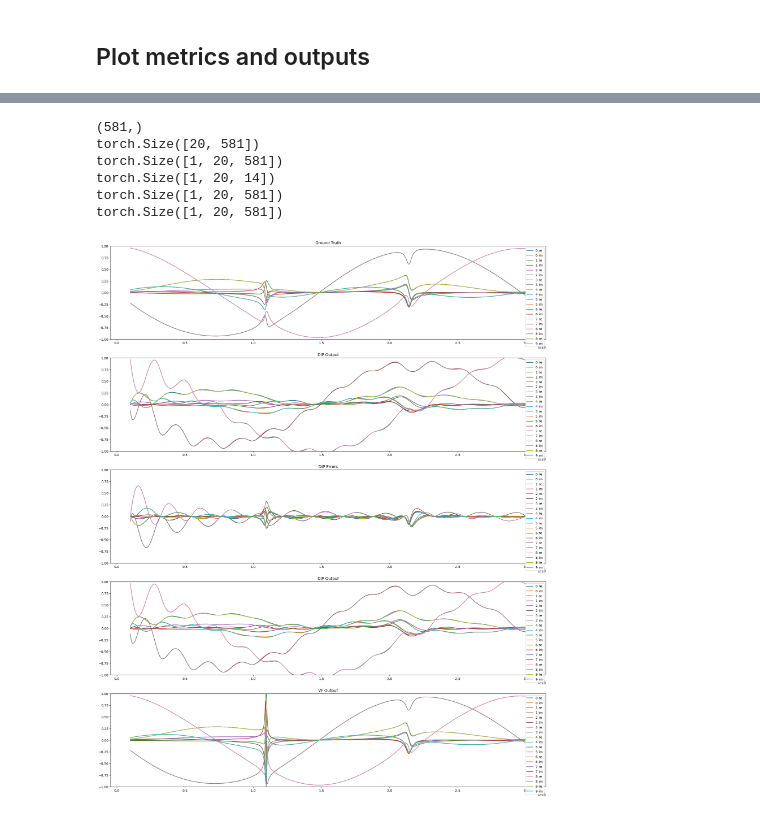
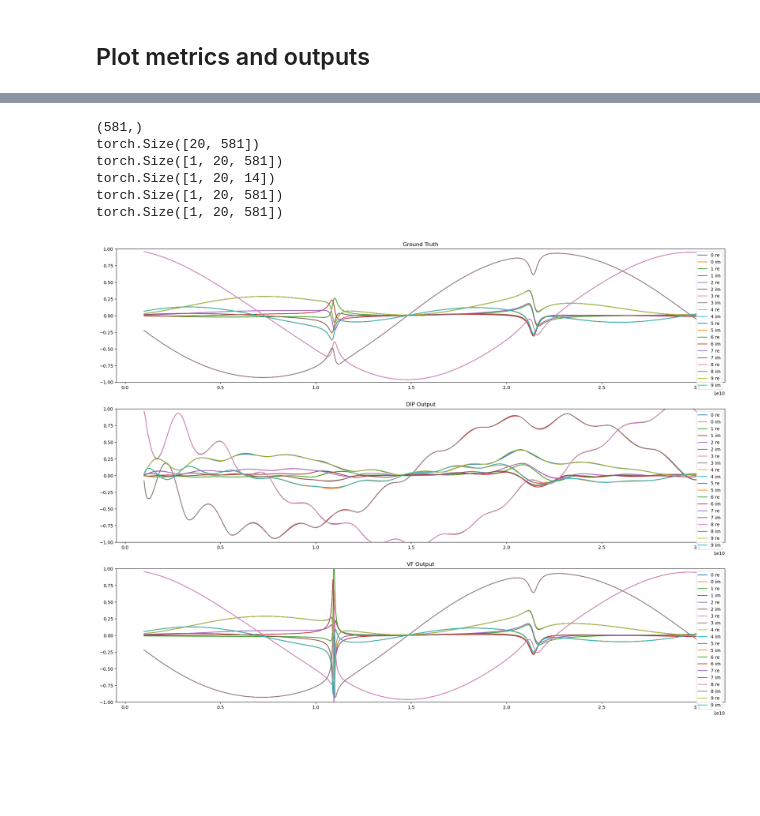
Before and after one commit to VarunGorti/CurveFitting-DIP, a Jupyter notebook: baseline/RESUNET_V4-baseline02.ipynb, the cells around one changed output, grey strips where cells are left out. Drawn from its saved outputs; the diff is of its cells as text; code cells hidden in the pictures; blank space fills up the shorter version.

Commit message:
Reran a few experiments to produce graphs for thesis

```diff
--- a/baseline/RESUNET_V4-baseline02.ipynb
+++ b/baseline/RESUNET_V4-baseline02.ipynb
@@ -605,7 +612,7 @@ print(y.shape)
 print(out.shape)
 print(vf_data.shape)
 
-fig, axes = plt.subplots(5,1, figsize=(24, 30))
+fig, axes = plt.subplots(3,1, figsize=(24, 18))
 axes = axes.flatten()
 
 for i in range(N_SPARAMS):
@@ -616,53 +623,53 @@ axes[0].set_ylim(-1,1)
 if N_SPARAMS <= 10:
     axes[0].legend(loc='upper right')
 
 for i in range(N_SPARAMS):
 
     axes[1].plot(gt_freqs, sgld_means_by_sample[-1][2*i].detach().cpu(), label=str(i)+" re")
     axes[1].plot(gt_freqs, sgld_means_by_sample[-1][2*i+1].detach().cpu(), label=str(i)+" im")
     axes[1].fill_between(gt_freqs, sgld_means_by_sample[-1][2*i].detach().cpu() - 2 * sgld_stds_by_sample[-1][2*i].detach().cpu(), sgld_means_by_sample[-1][2*i].detach().cpu() + 2 * sgld_stds_by_sample[-1][2*i].detach().cpu())
     axes[1].fill_between(gt_freqs, sgld_means_by_sample[-1][2*i+1].detach().cpu() - 2 * sgld_stds_by_sample[-1][2*i+1].detach().cpu(), sgld_means_by_sample[-1][2*i+1].detach().cpu() + 2 * sgld_stds_by_sample[-1][2*i+1].detach().cpu())
 
     # axes[1].scatter(gt_freqs[kept_inds], y[0,2*i].cpu(), color='black')
     # axes[1].scatter(gt_freqs[kept_inds], y[0,2*i+1].cpu(), color='black')
 
 
 axes[1].set_title("DIP Output")
 axes[1].set_ylim(-1,1)
 if N_SPARAMS <= 10:
     axes[1].legend(loc='upper right')
 
+# for i in range(N_SPARAMS):
+#     axes[4].plot(gt_freqs, dip_errors[0,2*i].detach().cpu(), label=str(i)+" re")
+#     axes[4].plot(gt_freqs, dip_errors[0,2*i+1].detach().cpu(), label=str(i)+" im")
+# axes[4].set_title("DIP Errors")
+# axes[4].set_ylim(-1,1)
+# if N_SPARAMS <= 10:
+#     axes[4].legend(loc='upper right')
+
+# for i in range(N_SPARAMS):
+#     axes[3].plot(gt_freqs, out[0,2*i].detach().cpu(), label=str(i)+" re")
+#     axes[3].plot(gt_freqs, out[0,2*i+1].detach().cpu(), label=str(i)+" im")
+# axes[3].set_title("DIP Output")
+# axes[3].set_ylim(-1,1)
+# if N_SPARAMS <= 10:
+#     axes[3].legend(loc='upper right')
+
 for i in range(N_SPARAMS):
-    axes[2].plot(gt_freqs, dip_errors[0,2*i].detach().cpu(), label=str(i)+" re")
-    axes[2].plot(gt_freqs, dip_errors[0,2*i+1].detach().cpu(), label=str(i)+" im")
-axes[2].set_title("DIP Errors")
+    axes[2].plot(gt_freqs, vf_data[0,2*i].detach().cpu(), label=str(i)+" re")
+    axes[2].plot(gt_freqs, vf_data[0,2*i+1].detach().cpu(), label=str(i)+" im")
+axes[2].set_title("VF Output")
 axes[2].set_ylim(-1,1)
 if N_SPARAMS <= 10:
     axes[2].legend(loc='upper right')
-
-for i in range(N_SPARAMS):
-    axes[3].plot(gt_freqs, out[0,2*i].detach().cpu(), label=str(i)+" re")
-    axes[3].plot(gt_freqs, out[0,2*i+1].detach().cpu(), label=str(i)+" im")
-axes[3].set_title("DIP Output")
-axes[3].set_ylim(-1,1)
-if N_SPARAMS <= 10:
-    axes[3].legend(loc='upper right')
-
-for i in range(N_SPARAMS):
-    axes[4].plot(gt_freqs, vf_data[0,2*i].detach().cpu(), label=str(i)+" re")
-    axes[4].plot(gt_freqs, vf_data[0,2*i+1].detach().cpu(), label=str(i)+" im")
-axes[4].set_title("VF Output")
-axes[4].set_ylim(-1,1)
-if N_SPARAMS <= 10:
-    axes[4].legend(loc='upper right')
 # %% [output]
 (581,)
 torch.Size([20, 581])
 torch.Size([1, 20, 581])
 torch.Size([1, 20, 14])
 torch.Size([1, 20, 581])
 torch.Size([1, 20, 581])
-[figure, old version]
+[figure, new version]
 # %%
 torch.set_printoptions(threshold=100000)
 print(sgld_stds_by_sample[-1])
```
Also changed, not shown: parts of 8 cells of this notebook, 4 other files.
